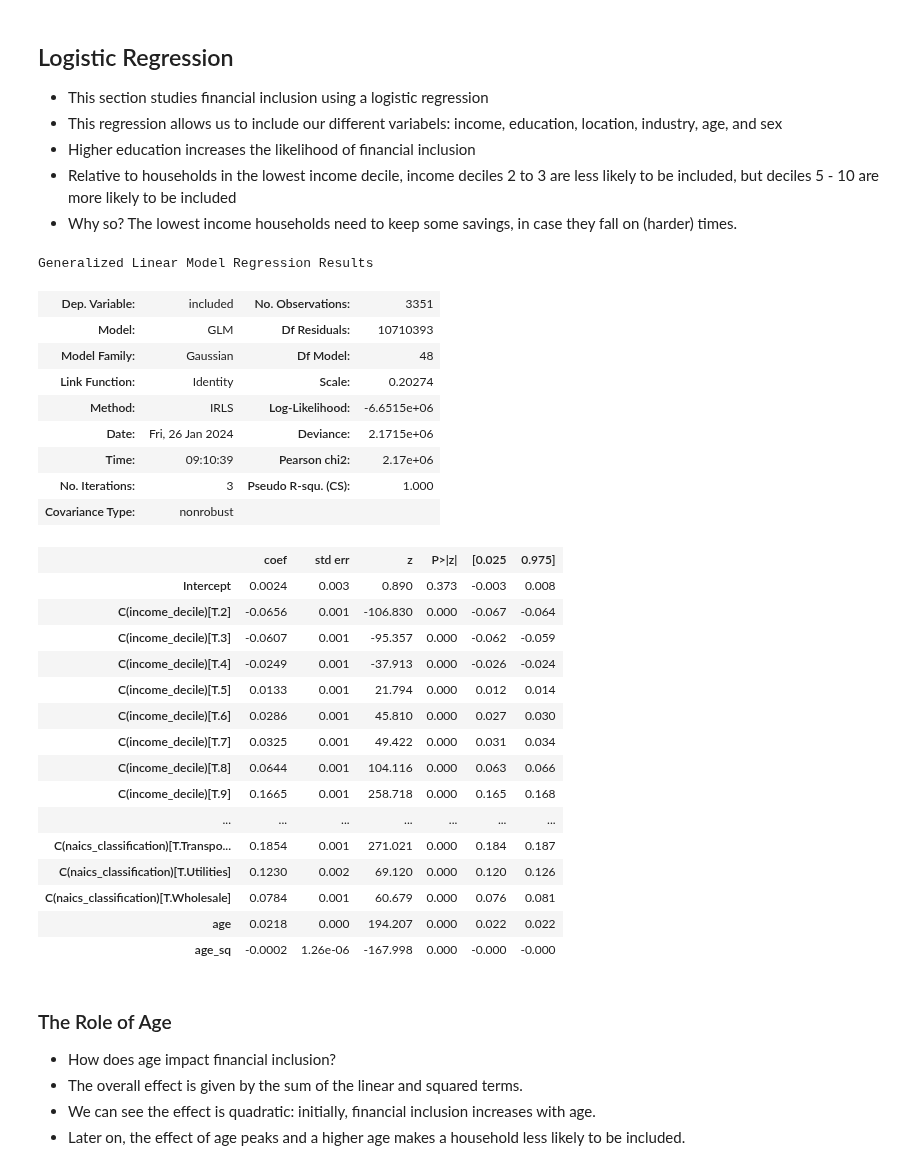
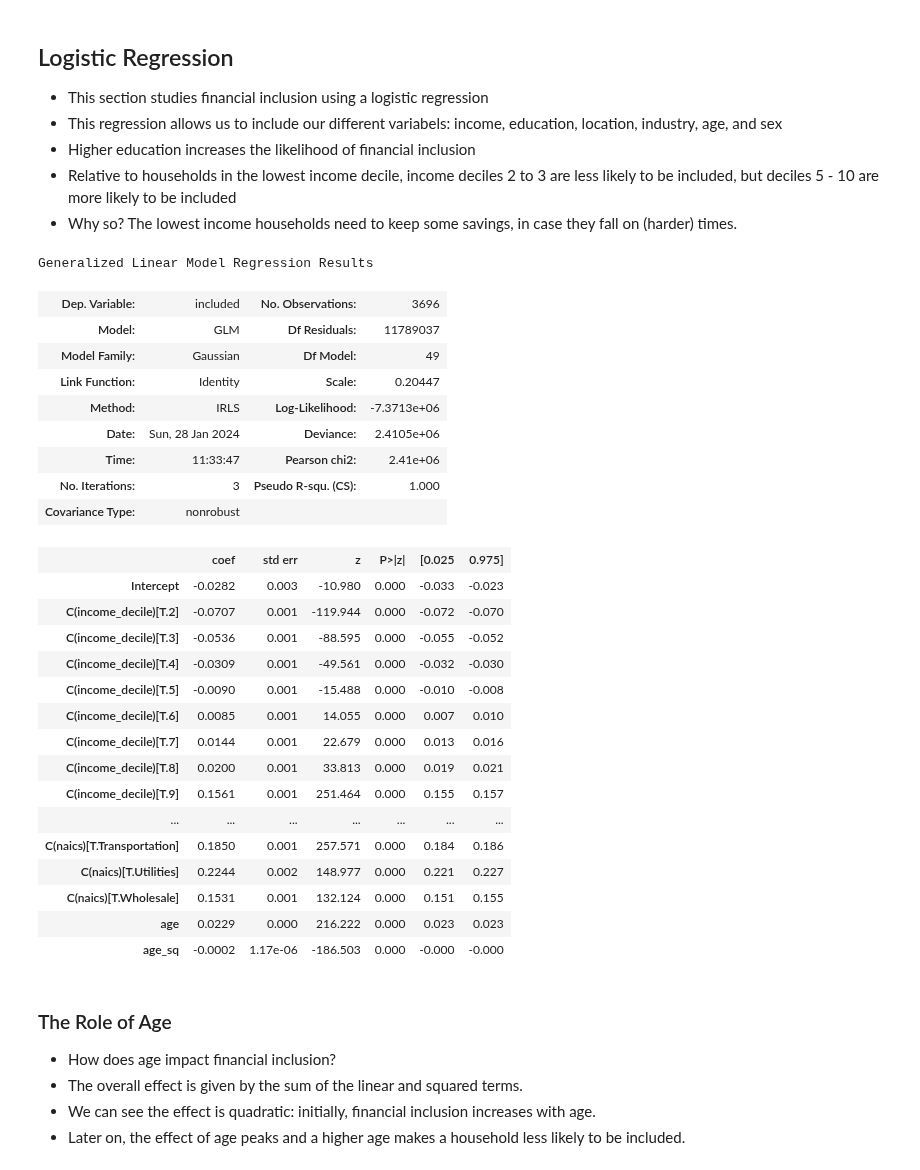
Before and after one commit to mjv2146/access-to-financial-markets, a Jupyter notebook: notebooks/2005/03_financial.ipynb, the cells around one changed output. Drawn from its saved outputs; the diff is of its cells as text; code cells hidden in the pictures.

```diff
--- a/notebooks/2005/03_financial.ipynb
+++ b/notebooks/2005/03_financial.ipynb
@@ -204,40 +204,40 @@ plt.xlim(0, 100)
 # %%
 import statsmodels.api as sm
 import statsmodels.formula.api as smf
 df['included'] = df['included'].astype(int)
 
 Y = 'included'
-X = '~ C(income_decile) + C(education) + C(sex) + age + age_sq + C(state) + C(naics_classification)'
+X = '~ C(income_decile) + C(education) + C(sex) + age + age_sq + C(state) + C(naics)'
 
 logit = smf.glm(Y + X, df, freq_weights=df['weight']).fit()
 logit.summary()
 # %% [output]
 Generalized Linear Model Regression Results
-| Dep. Variable: | included | No. Observations: | 3351 |
-| Model: | GLM | Df Residuals: | 10710393 |
-| Model Family: | Gaussian | Df Model: | 48 |
-| Link Function: | Identity | Scale: | 0.20274 |
-| Method: | IRLS | Log-Likelihood: | -6.6515e+06 |
-| Date: | Fri, 26 Jan 2024 | Deviance: | 2.1715e+06 |
-| Time: | 09:10:39 | Pearson chi2: | 2.17e+06 |
+| Dep. Variable: | included | No. Observations: | 3696 |
+| Model: | GLM | Df Residuals: | 11789037 |
+| Model Family: | Gaussian | Df Model: | 49 |
+| Link Function: | Identity | Scale: | 0.20447 |
+| Method: | IRLS | Log-Likelihood: | -7.3713e+06 |
+| Date: | Sun, 28 Jan 2024 | Deviance: | 2.4105e+06 |
+| Time: | 11:33:47 | Pearson chi2: | 2.41e+06 |
 | No. Iterations: | 3 | Pseudo R-squ. (CS): | 1.000 |
 | Covariance Type: | nonrobust |  |  |
 |  | coef | std err | z | P>|z| | [0.025 | 0.975] |
-| Intercept | 0.0024 | 0.003 | 0.890 | 0.373 | -0.003 | 0.008 |
-| C(income_decile)[T.2] | -0.0656 | 0.001 | -106.830 | 0.000 | -0.067 | -0.064 |
-| C(income_decile)[T.3] | -0.0607 | 0.001 | -95.357 | 0.000 | -0.062 | -0.059 |
-| C(income_decile)[T.4] | -0.0249 | 0.001 | -37.913 | 0.000 | -0.026 | -0.024 |
-| C(income_decile)[T.5] | 0.0133 | 0.001 | 21.794 | 0.000 | 0.012 | 0.014 |
-| C(income_decile)[T.6] | 0.0286 | 0.001 | 45.810 | 0.000 | 0.027 | 0.030 |
-| C(income_decile)[T.7] | 0.0325 | 0.001 | 49.422 | 0.000 | 0.031 | 0.034 |
-| C(income_decile)[T.8] | 0.0644 | 0.001 | 104.116 | 0.000 | 0.063 | 0.066 |
-| C(income_decile)[T.9] | 0.1665 | 0.001 | 258.718 | 0.000 | 0.165 | 0.168 |
+| Intercept | -0.0282 | 0.003 | -10.980 | 0.000 | -0.033 | -0.023 |
+| C(income_decile)[T.2] | -0.0707 | 0.001 | -119.944 | 0.000 | -0.072 | -0.070 |
+| C(income_decile)[T.3] | -0.0536 | 0.001 | -88.595 | 0.000 | -0.055 | -0.052 |
+| C(income_decile)[T.4] | -0.0309 | 0.001 | -49.561 | 0.000 | -0.032 | -0.030 |
+| C(income_decile)[T.5] | -0.0090 | 0.001 | -15.488 | 0.000 | -0.010 | -0.008 |
+| C(income_decile)[T.6] | 0.0085 | 0.001 | 14.055 | 0.000 | 0.007 | 0.010 |
+| C(income_decile)[T.7] | 0.0144 | 0.001 | 22.679 | 0.000 | 0.013 | 0.016 |
+| C(income_decile)[T.8] | 0.0200 | 0.001 | 33.813 | 0.000 | 0.019 | 0.021 |
+| C(income_decile)[T.9] | 0.1561 | 0.001 | 251.464 | 0.000 | 0.155 | 0.157 |
 | ... | ... | ... | ... | ... | ... | ... |
-| C(naics_classification)[T.Transpo... | 0.1854 | 0.001 | 271.021 | 0.000 | 0.184 | 0.187 |
-| C(naics_classification)[T.Utilities] | 0.1230 | 0.002 | 69.120 | 0.000 | 0.120 | 0.126 |
-| C(naics_classification)[T.Wholesale] | 0.0784 | 0.001 | 60.679 | 0.000 | 0.076 | 0.081 |
-| age | 0.0218 | 0.000 | 194.207 | 0.000 | 0.022 | 0.022 |
-| age_sq | -0.0002 | 1.26e-06 | -167.998 | 0.000 | -0.000 | -0.000 |
+| C(naics)[T.Transportation] | 0.1850 | 0.001 | 257.571 | 0.000 | 0.184 | 0.186 |
+| C(naics)[T.Utilities] | 0.2244 | 0.002 | 148.977 | 0.000 | 0.221 | 0.227 |
+| C(naics)[T.Wholesale] | 0.1531 | 0.001 | 132.124 | 0.000 | 0.151 | 0.155 |
+| age | 0.0229 | 0.000 | 216.222 | 0.000 | 0.023 | 0.023 |
+| age_sq | -0.0002 | 1.17e-06 | -186.503 | 0.000 | -0.000 | -0.000 |
 # %% [markdown]
 ### The Role of Age
 - How does age impact financial inclusion?
```
Also changed, not shown: parts of 3 cells of this notebook, 3 other files.
